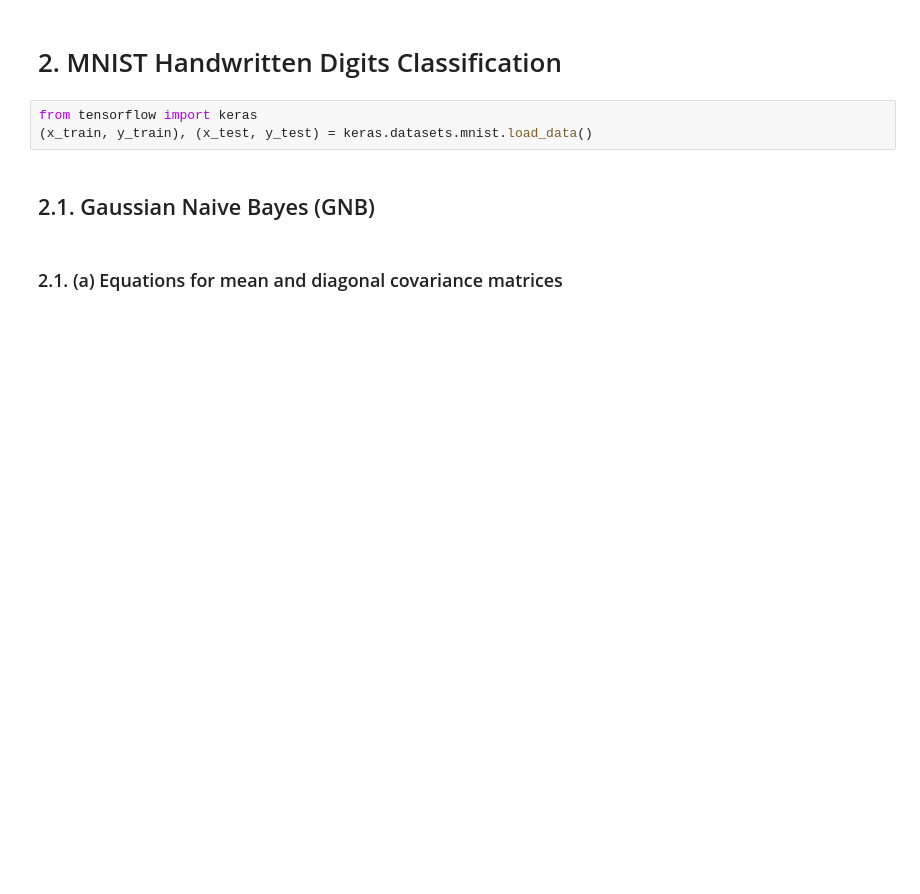
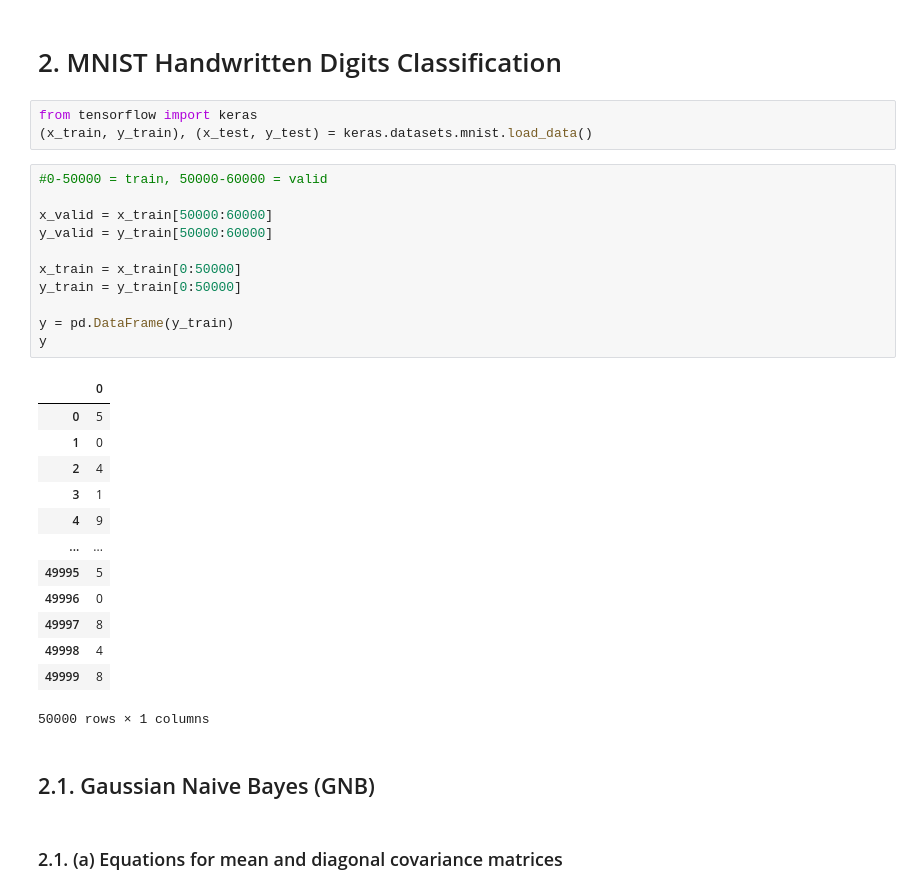
Before and after one commit to louis-ple/ML_Assignments, a Jupyter notebook: Assignment 2/INF8245E_Assignment2_1933334.ipynb, the cells around one changed output. Cells and saved outputs as stored; diff of their text form; blank space fills up the shorter version.

```diff
--- a/Assignment 2/INF8245E_Assignment2_1933334.ipynb
+++ b/Assignment 2/INF8245E_Assignment2_1933334.ipynb
@@ -43,6 +345,31 @@ X
 # %%
 from tensorflow import keras
 (x_train, y_train), (x_test, y_test) = keras.datasets.mnist.load_data()
+# %%
+#0-50000 = train, 50000-60000 = valid
+
+x_valid = x_train[50000:60000]
+y_valid = y_train[50000:60000]
+
+x_train = x_train[0:50000]
+y_train = y_train[0:50000]
+
+y = pd.DataFrame(y_train)
+y
+# %% [output]
+|  | 0 |
+| 0 | 5 |
+| 1 | 0 |
+| 2 | 4 |
+| 3 | 1 |
+| 4 | 9 |
+| ... | ... |
+| 49995 | 5 |
+| 49996 | 0 |
+| 49997 | 8 |
+| 49998 | 4 |
+| 49999 | 8 |
+50000 rows × 1 columns
 # %% [markdown]
 ## 2.1. Gaussian Naive Bayes (GNB)
 # %% [markdown]
```
Also changed, not shown: parts of 30 cells of this notebook, 13 other files.
